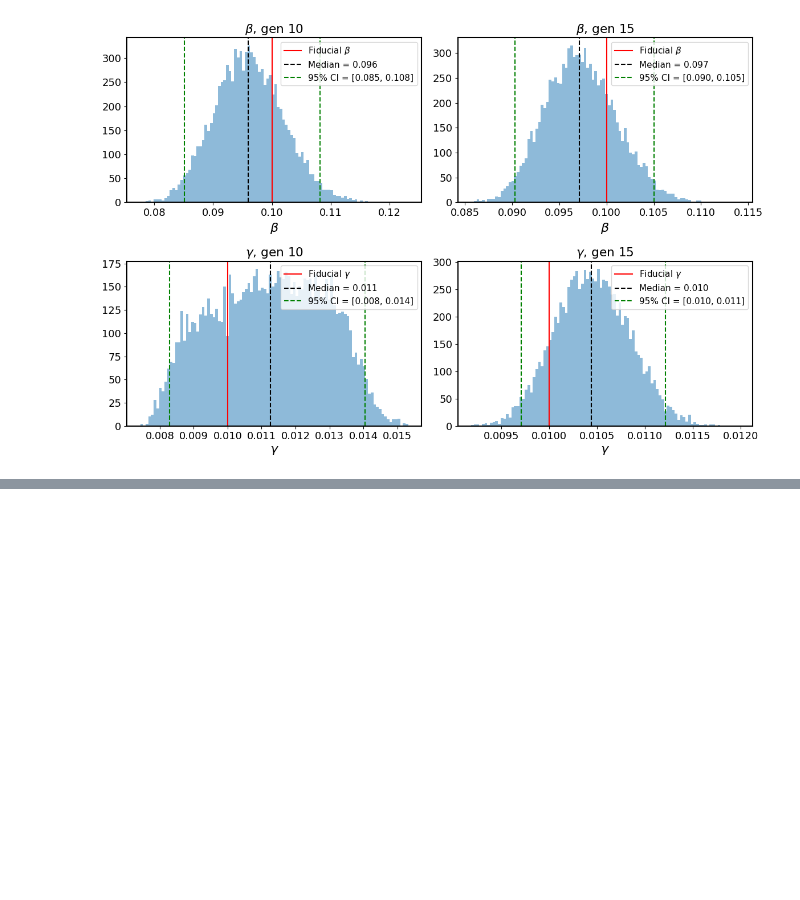
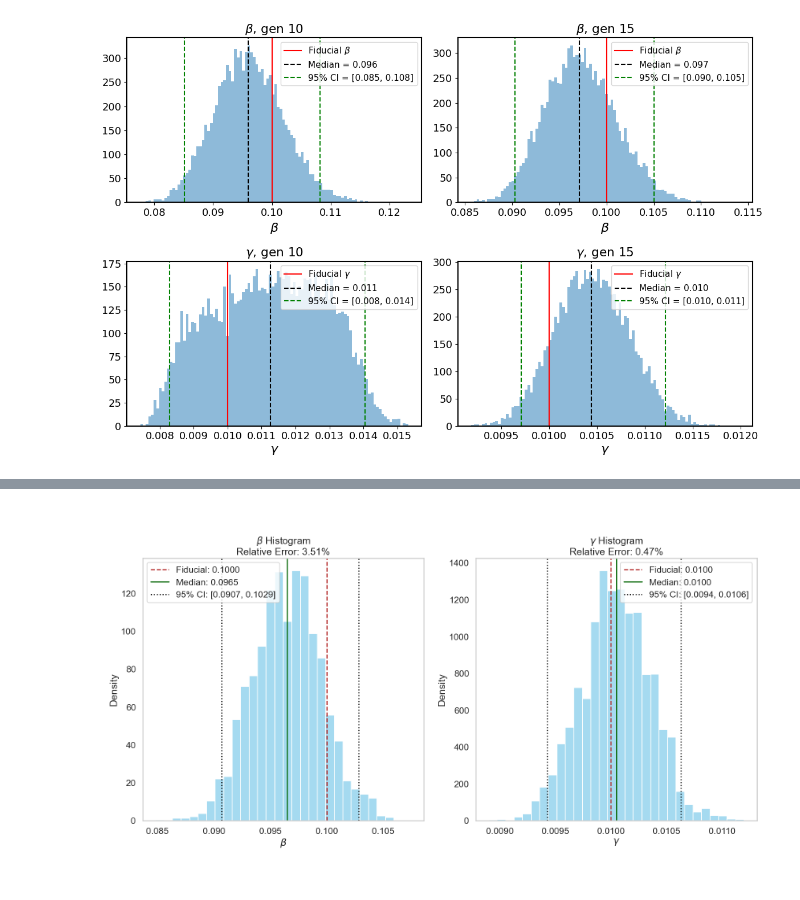
Before and after one commit to Berto70/abc_sir, a Jupyter notebook: final_notebook.ipynb, the cells around one changed output, grey strips where cells are left out. Saved outputs shown, nothing was run; the diff lists cells and outputs as text; code cells hidden in the pictures; blank space fills up the shorter version.

```diff
--- a/final_notebook.ipynb
+++ b/final_notebook.ipynb
@@ -256,0 +296,4 @@ We do not report the plots here, but if we consider $\varepsilon=1$
+# %%
+Image.open('./py_code/plot/Chain_Histogram_Beta_Gamma_600giorni.png')
+# %% [output]
+[figure, added]
```
Also changed, not shown: parts of 13 cells of this notebook.
